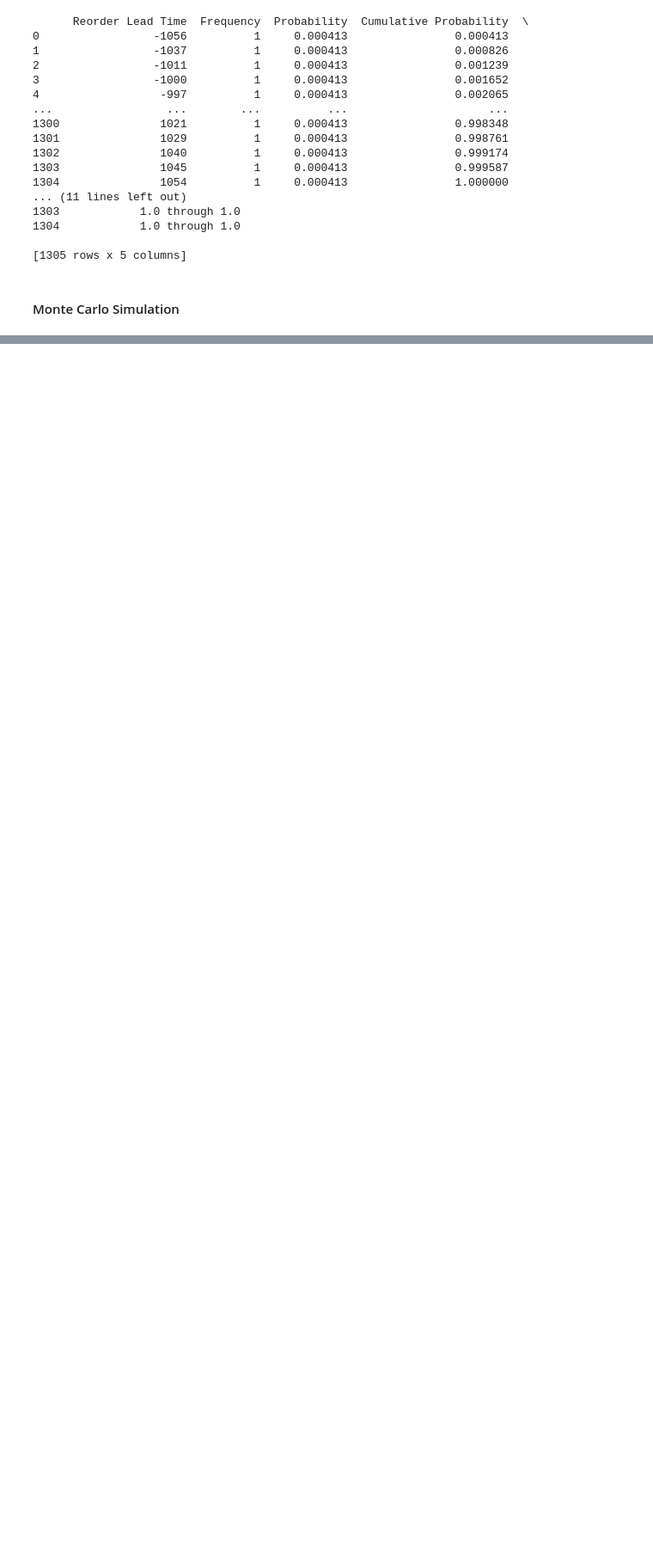
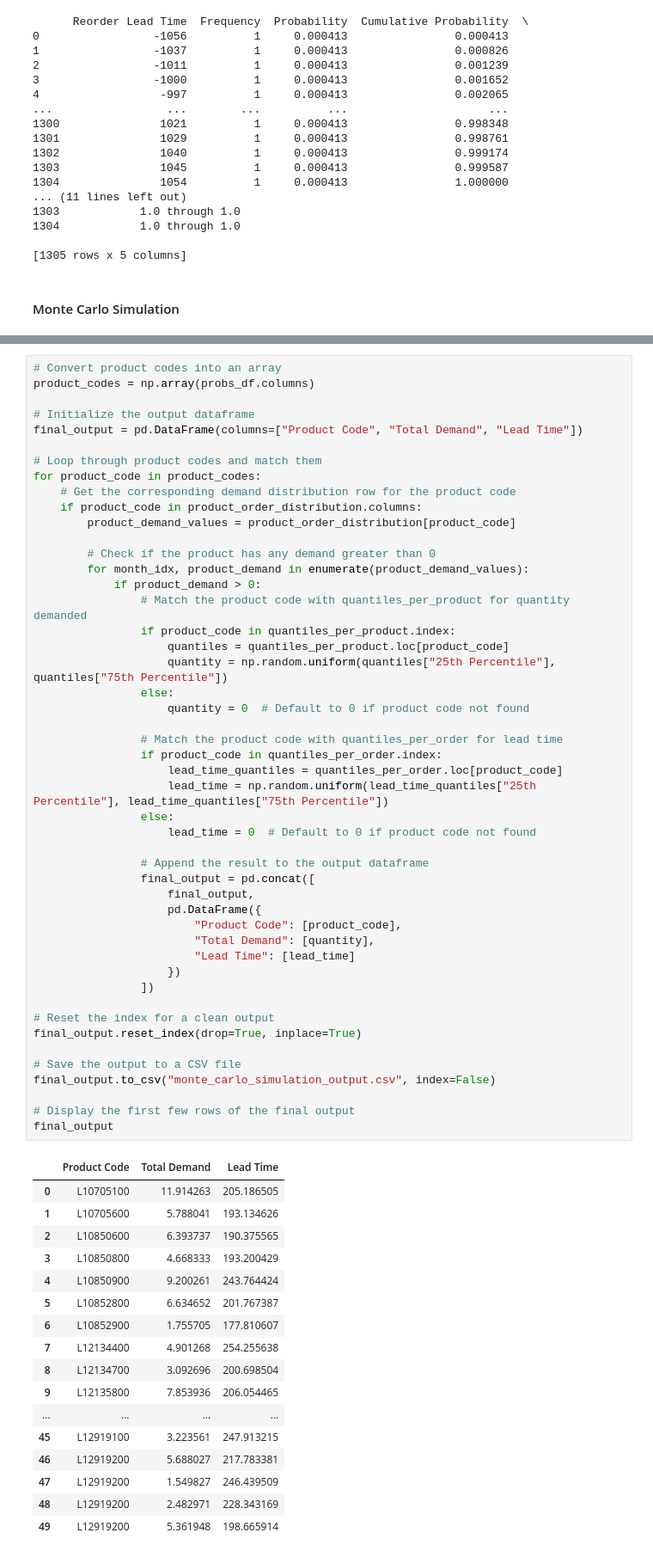
Before and after one commit to yuked123/schulich_datascience, a Jupyter notebook: Hackathon_combined_v1.0.ipynb, the cells around one changed output, grey strips where cells are left out. Shown at 86% size. Saved outputs shown, nothing was run; the diff lists cells and outputs as text; blank space fills up the shorter version.

```diff
--- a/Hackathon_combined_v1.0.ipynb
+++ b/Hackathon_combined_v1.0.ipynb
@@ -976,0 +847,66 @@ def mc_simulation(order_quantity, lead_time_data):
+# %%
+# Convert product codes into an array
+product_codes = np.array(probs_df.columns)
+
+# Initialize the output dataframe
+final_output = pd.DataFrame(columns=["Product Code", "Total Demand", "Lead Time"])
+
+# Loop through product codes and match them
+for product_code in product_codes:
+    # Get the corresponding demand distribution row for the product code
+    if product_code in product_order_distribution.columns:
+        product_demand_values = product_order_distribution[product_code]
+
+        # Check if the product has any demand greater than 0
+        for month_idx, product_demand in enumerate(product_demand_values):
+            if product_demand > 0:
+                # Match the product code with quantiles_per_product for quantity demanded
+                if product_code in quantiles_per_product.index:
+                    quantiles = quantiles_per_product.loc[product_code]
+                    quantity = np.random.uniform(quantiles["25th Percentile"], quantiles["75th Percentile"])
+                else:
+                    quantity = 0  # Default to 0 if product code not found
+
+                # Match the product code with quantiles_per_order for lead time
+                if product_code in quantiles_per_order.index:
+                    lead_time_quantiles = quantiles_per_order.loc[product_code]
+                    lead_time = np.random.uniform(lead_time_quantiles["25th Percentile"], lead_time_quantiles["75th Percentile"])
+                else:
+                    lead_time = 0  # Default to 0 if product code not found
+
+                # Append the result to the output dataframe
+                final_output = pd.concat([
+                    final_output,
+                    pd.DataFrame({
+                        "Product Code": [product_code],
+                        "Total Demand": [quantity],
+                        "Lead Time": [lead_time]
+                    })
+                ])
+
+# Reset the index for a clean output
+final_output.reset_index(drop=True, inplace=True)
+
+# Save the output to a CSV file
+final_output.to_csv("monte_carlo_simulation_output.csv", index=False)
+
+# Display the first few rows of the final output
+final_output
+# %% [output]
+|  | Product Code | Total Demand | Lead Time |
+| 0 | L10705100 | 11.914263 | 205.186505 |
+| 1 | L10705600 | 5.788041 | 193.134626 |
+| 2 | L10850600 | 6.393737 | 190.375565 |
+| 3 | L10850800 | 4.668333 | 193.200429 |
+| 4 | L10850900 | 9.200261 | 243.764424 |
+| 5 | L10852800 | 6.634652 | 201.767387 |
+| 6 | L10852900 | 1.755705 | 177.810607 |
+| 7 | L12134400 | 4.901268 | 254.255638 |
+| 8 | L12134700 | 3.092696 | 200.698504 |
+| 9 | L12135800 | 7.853936 | 206.054465 |
+| ... | ... | ... | ... |
+| 45 | L12919100 | 3.223561 | 247.913215 |
+| 46 | L12919200 | 5.688027 | 217.783381 |
+| 47 | L12919200 | 1.549827 | 246.439509 |
+| 48 | L12919200 | 2.482971 | 228.343169 |
+| 49 | L12919200 | 5.361948 | 198.665914 |
```
Also changed, not shown: parts of 8 cells of this notebook.
